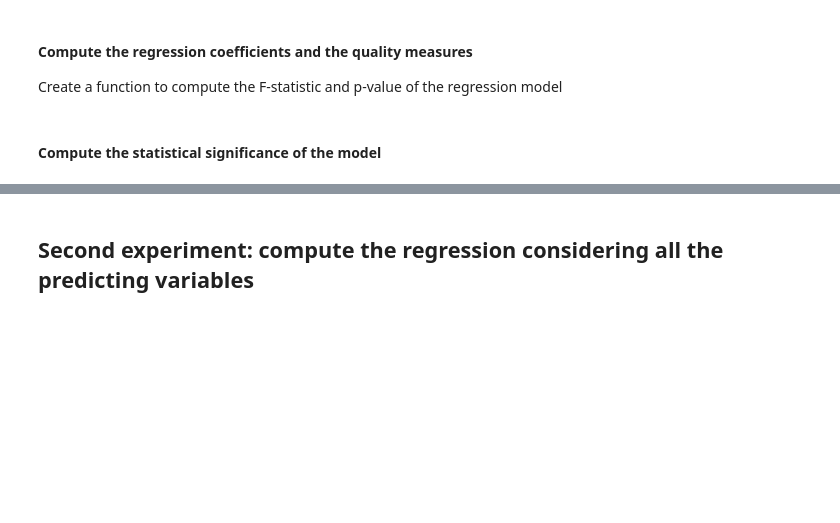
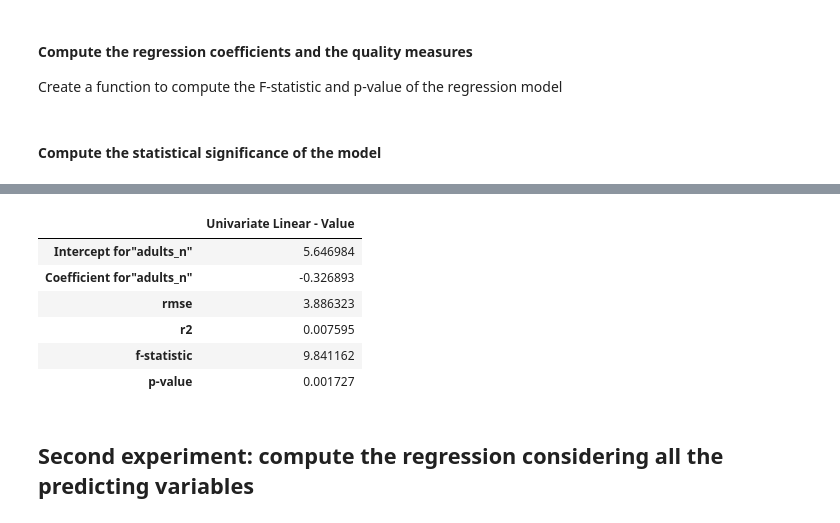
Before and after one commit to Federicoand98/AppuntiMagistrale, a Jupyter notebook: Data_Mining/Esercitazioni/Lab on topic 03-04 - Linear and Polynomial regression-20221118/linear_regression_example_FoodUK2014_nocode.ipynb, the cells around one changed output, grey strips where cells are left out. Cells and saved outputs as stored; diff of their text form; code cells hidden in the pictures; blank space fills up the shorter version.

Commit message:
data mining esami

```diff
--- a/Data_Mining/Lab on topic 03-04 - Linear and Polynomial regression-20221118/linear_regression_example_FoodUK2014_nocode.ipynb
+++ b/Data_Mining/Esercitazioni/Lab on topic 03-04 - Linear and Polynomial regression-20221118/linear_regression_example_FoodUK2014_nocode.ipynb
@@ -180,7 +180,7 @@ from sklearn.feature_selection import f_regression
 # Your code here
 
 variables = ['adults_n', 'children_n', 'SexHRP', 'AgeHRP', 'income_hhsize_ratio', 'uvmeat']
-f, p = f_regression(X, y)
+_, p = f_regression(X, y)
 
 pvalues = pd.DataFrame()
 pvalues['variable'] = variables
@@ -201,0 +199,5 @@ Training set and test set have 2412 and 1034 elements respectively
+# %%
+Xtrain, Xtest, ytrain, ytest = train_test_split(X, y, random_state=random_state, train_size=0.7)
+
+print('Train: ' + str(len(Xtrain)))
+print('Test: ' + str(len(Xtest)))
@@ -202,7 +207,19 @@ Training set and test set have 2412 and 1034 elements respectively
 # %% [markdown]
 ### Consider a reduced dataset containing the chosen variable and the target
+# %%
+prediction_variable = 'adults_n'
+
+Xtrain_r = Xtrain[prediction_variable].values.reshape(-1, 1)
+Xtest_r = Xtest[prediction_variable].values.reshape(-1, 1)
 # %% [markdown]
 ### Fit the `linear_model` estimator on the training set and predict the target for the test set using the *fitted* estimator
+# %%
+linear = linear_model.LinearRegression()
+
+linear.fit(Xtrain_r, ytrain)
+
+ytrain_pred = linear.predict(Xtrain_r)
+ytest_pred = linear.predict(Xtest_r)
 # %% [markdown]
 #### Compute the regression coefficients and the quality measures
 Create a function to compute the F-statistic and p-value of the regression model
@@ -223,3 +250,37 @@ Create a function to compute the F-statistic and p-value of the regression model
+# %%
+f_statistic_uni, p_value_uni = f_test(ytrain, ytrain_pred, Xtrain_r.shape[1], Xtrain_r.shape[0])
+
+# coefficient
+coeff_uni = linear.coef_[0]
+intercept_uni = linear.intercept_
+
+# the root mean squared error
+rmse_uni = mean_squared_error(ytest, ytest_pred, squared=False)
+
+# coefficient of determination = 1 is perfect prediction
+r2_uni = r2_score(ytest, ytest_pred)
+
+# the results are assembled in a dataframe for a compact view
+pd.DataFrame({'Univariate Linear - Value' : [intercept_uni,
+                        coeff_uni,
+                        rmse_uni,
+                        r2_uni,
+                        f_statistic_uni,
+                        p_value_uni]}
+                , index = ['Intercept for"{}"'.format(prediction_variable),
+                            'Coefficient for"{}"'.format(prediction_variable),
+                            'rmse',
+                            'r2',
+                            'f-statistic',
+                            'p-value'])
+# %% [output]
+|  | Univariate Linear - Value |
+| Intercept for"adults_n" | 5.646984 |
+| Coefficient for"adults_n" | -0.326893 |
+| rmse | 3.886323 |
+| r2 | 0.007595 |
+| f-statistic | 9.841162 |
+| p-value | 0.001727 |
 # %% [markdown]
 ## Second experiment: compute the regression considering all the predicting variables
 # %% [markdown]
```
Also changed, not shown: parts of 6 cells of this notebook, 44 other files.
